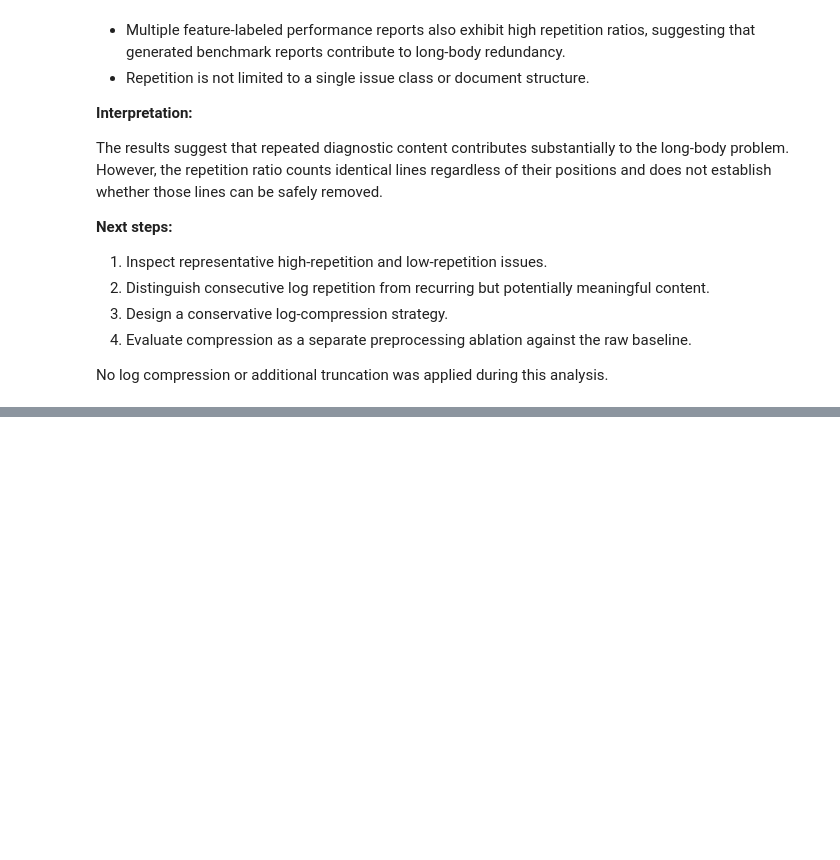
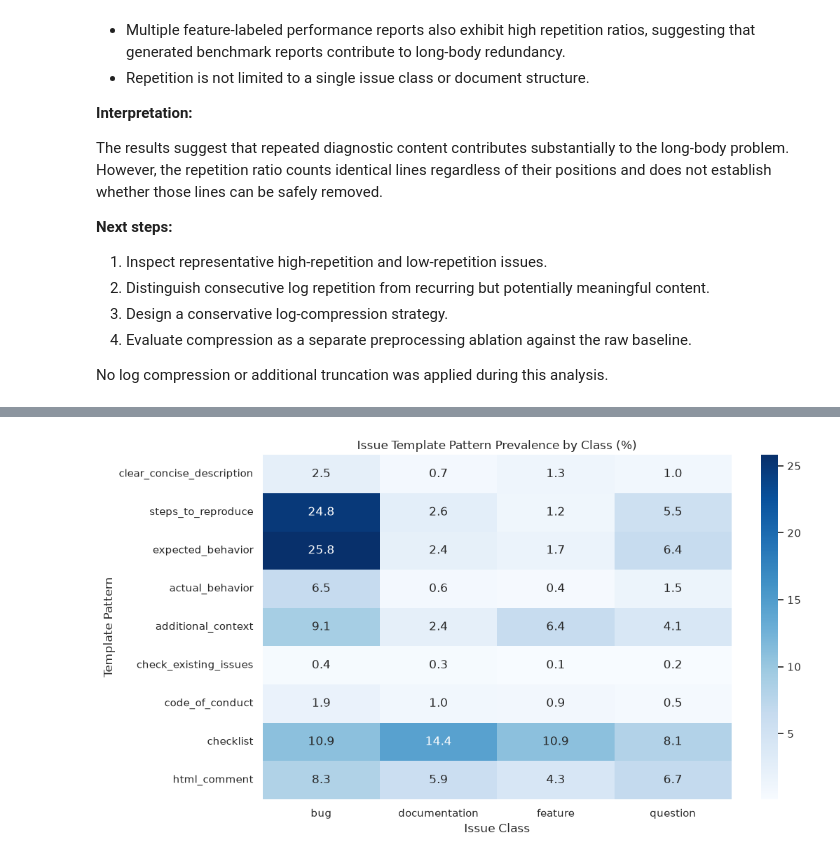
Before and after one commit to mazen-alasas/issue-intent, a Jupyter notebook: notebooks/03_structured_text_audit.ipynb, the cells around one changed output, grey strips where cells are left out. Cells and saved outputs as stored; diff of their text form; code cells hidden in the pictures; blank space fills up the shorter version.

Commit message:
docs: complete template noise and low-information audit

```diff
--- a/notebooks/03_structured_text_audit.ipynb
+++ b/notebooks/03_structured_text_audit.ipynb
@@ -799,0 +1193,27 @@ No log compression or additional truncation was applied during this analysis.
+# %%
+template_patterns = {
+    "clear_concise_description": r"a clear and concise description",
+    "steps_to_reproduce": r"steps to reproduce",
+    "expected_behavior": r"expected behavio[u]?r",
+    "actual_behavior": r"actual behavio[u]?r",
+    "additional_context": r"additional context",
+    "check_existing_issues": r"search existing issues",
+    "code_of_conduct": r"code of conduct",
+    "checklist": r"(?m)^\s*[-*]\s*\[[ xX]\]",
+    "html_comment": r"<!--[\s\S]*?-->",
+}
+# %%
+template_counts = pd.DataFrame(
+    {
+        name: (
+            sample["body"]
+            .str.contains(pattern, case=False, regex=True, na=False)
+            .groupby(sample["labels"])
+            .mean()
+            .mul(100)
+        )
+        for name, pattern in template_patterns.items()
+    }
+).T
+
+display(template_counts.round(2))
@@ -799,0 +1231,17 @@ No log compression or additional truncation was applied during this analysis.
+# %%
+plt.figure(figsize=(11, 6))
+
+sns.heatmap(
+    template_counts,
+    annot=True,
+    fmt=".1f",
+    cmap="Blues",
+)
+
+plt.title("Issue Template Pattern Prevalence by Class (%)")
+plt.xlabel("Issue Class")
+plt.ylabel("Template Pattern")
+plt.tight_layout()
+plt.show()
+# %% [output]
+[figure, added]
```
Also changed, not shown: parts of 33 cells of this notebook.
